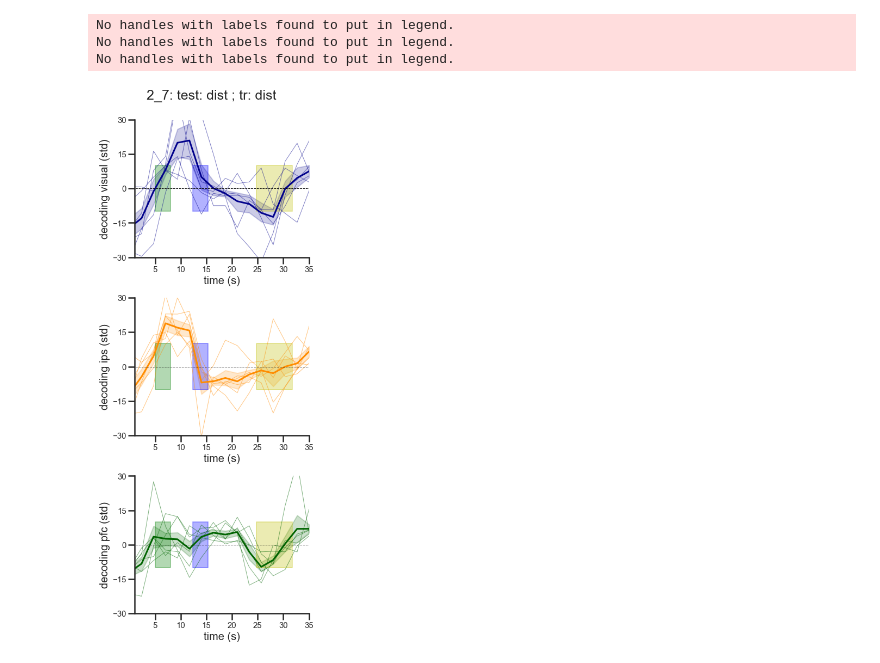
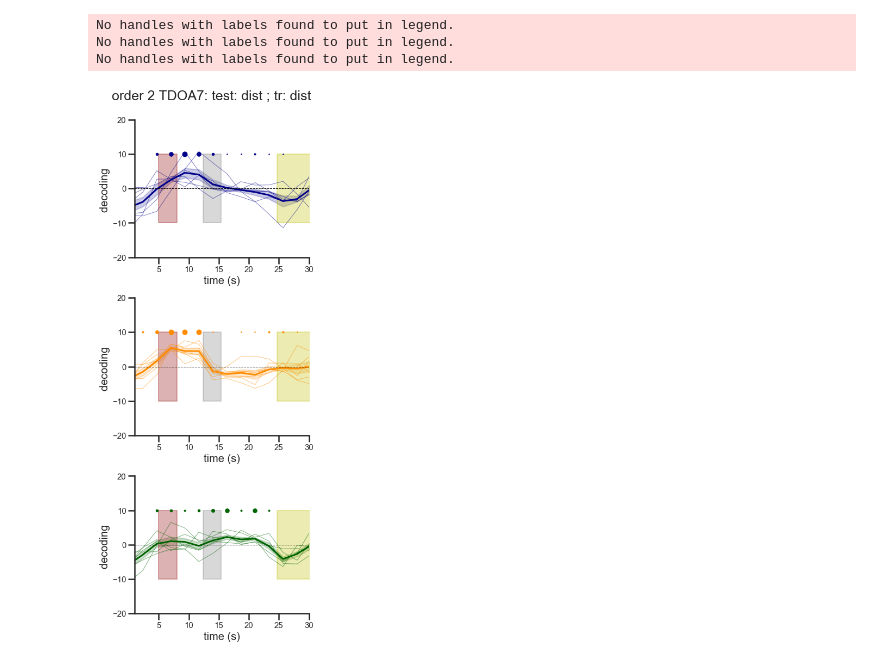
Before and after one commit to davidbestue/encoding, a Jupyter notebook: scripts/plots/IEM/Individual_subjects_plot.ipynb, the cells around one changed output. Drawn from its saved outputs; the diff is of its cells as text; code cells hidden in the pictures.

```diff
--- a/scripts/plots/IEM/Individual_subjects_plot.ipynb
+++ b/scripts/plots/IEM/Individual_subjects_plot.ipynb
@@ -9,18 +10,18 @@ from tiemcourse_by_subject import *
 %load_ext autoreload
 %autoreload 2
 # %%
-paths_target=[ 'C:\\Users\\David\\Desktop\\KI_Desktop\\data_reconstructions\\IEM\\IEM_trainT_testD_runsout.xlsx',
-               'C:\\Users\\David\\Desktop\\KI_Desktop\\data_reconstructions\\IEM\\IEM_trainD_testD_runsout.xlsx']
+paths_target=[ 'C:\\Users\\David\\Desktop\\KI_Desktop\\data_reconstructions\\IEM\\IEM_trainT_testD_runsout100.xlsx',
+               'C:\\Users\\David\\Desktop\\KI_Desktop\\data_reconstructions\\IEM\\IEM_trainD_testD_runsout100.xlsx']
 
-paths_target_shuff=[ 'C:\\Users\\David\\Desktop\\KI_Desktop\\data_reconstructions\\IEM\\shuff_IEM_trainT_testD_runsout.xlsx',
-                     'C:\\Users\\David\\Desktop\\KI_Desktop\\data_reconstructions\\IEM\\shuff_IEM_trainD_testD_runsout.xlsx']
+paths_target_shuff=[ 'C:\\Users\\David\\Desktop\\KI_Desktop\\data_reconstructions\\IEM\\shuff_IEM_trainT_testD_runsout100.xlsx',
+                     'C:\\Users\\David\\Desktop\\KI_Desktop\\data_reconstructions\\IEM\\shuff_IEM_trainD_testD_runsout100.xlsx']
 # %%
 # distractors "responded" (closest)
-paths_target=[ 'C:\\Users\\David\\Desktop\\KI_Desktop\\data_reconstructions\\IEM\\IEM_trainT_testD_resp.xlsx',
-               'C:\\Users\\David\\Desktop\\KI_Desktop\\data_reconstructions\\IEM\\IEM_trainD_testD_resp.xlsx']
+# paths_target=[ 'C:\\Users\\David\\Desktop\\KI_Desktop\\data_reconstructions\\IEM\\IEM_trainT_testD_resp.xlsx',
+#                'C:\\Users\\David\\Desktop\\KI_Desktop\\data_reconstructions\\IEM\\IEM_trainD_testD_resp.xlsx']
 
-paths_target_shuff=[ 'C:\\Users\\David\\Desktop\\KI_Desktop\\data_reconstructions\\IEM\\shuff_IEM_trainT_testD_resp.xlsx',
-                     'C:\\Users\\David\\Desktop\\KI_Desktop\\data_reconstructions\\IEM\\shuff_IEM_trainD_testD_resp.xlsx']
+# paths_target_shuff=[ 'C:\\Users\\David\\Desktop\\KI_Desktop\\data_reconstructions\\IEM\\shuff_IEM_trainT_testD_resp.xlsx',
+#                      'C:\\Users\\David\\Desktop\\KI_Desktop\\data_reconstructions\\IEM\\shuff_IEM_trainD_testD_resp.xlsx']
 # %%
 df_distractor=[] ##target ha sido entrenado en el delay del distractor y viceversa
 df_distractor_shuff=[]
@@ -88,11 +89,12 @@ for cond in ['1_0.2','1_7', '2_0.2', '2_7']:
                            ( df_shuff['training_item']==training_item)  &
                            ( df_shuff['decoding_item']== decoding_item) ].decoding
                     #
-                    decoding_ = (dec_sig.decoding.iloc[0]  - dec_shuff.mean()) / dec_shuff.std()
-                    #decoding_ = dec_sig.decoding.iloc[0]  - dec_shuff.mean()
-                    df_time_distractor.append( [t, decoding_, reg, subj, cond, dec_sig.label.iloc[0], training_item, decoding_item] )
+                    #decoding_ = (dec_sig.decoding.iloc[0]  - dec_shuff.mean()) / dec_shuff.std()
+                    decoding_ = dec_sig.decoding.iloc[0]  - dec_shuff.mean()
+                    pval_shuff = permutation_test([dec_sig.decoding.iloc[0]], list(dec_shuff), method='approximate', num_rounds=1000, seed=0)
+                    df_time_distractor.append( [t, decoding_, reg, subj, cond, dec_sig.label.iloc[0], training_item, decoding_item, pval_shuff] )
                     ####)
 #
 df_time_distractor = pd.DataFrame(df_time_distractor)
-df_time_distractor.columns=['times', 'decoding', 'region', 'subject', 'condition', 'label', 'training_item', 'decoding_item']
+df_time_distractor.columns=['times', 'decoding', 'region', 'subject', 'condition', 'label', 'training_item', 'decoding_item', 'pval']
 # %%
@@ -106,8 +112,8 @@ No handles with labels found to put in legend.
 # %%
-df_x = df_time_distractor.loc[df_time_distractor['training_item']=='distractor']
-tiemcourse_by_subject(df_x, '2_7', '2_7: test: dist ; tr: dist', ylims=[-30,30])
+df_x = df_time_distractor.loc[(df_time_distractor['training_item']=='distractor') & (df_time_distractor['condition']=='2_7') ]
+tiemcourse_by_subject_permtest(df_x, '2_7', 'order 2 TDOA7: test: dist ; tr: dist', ylims=[-20,20])
 # %% [output]
 No handles with labels found to put in legend.
 No handles with labels found to put in legend.
 No handles with labels found to put in legend.
-[figure, old version]
+[figure, new version]
```
Also changed, not shown: parts of 5 cells of this notebook, 2 other files.
